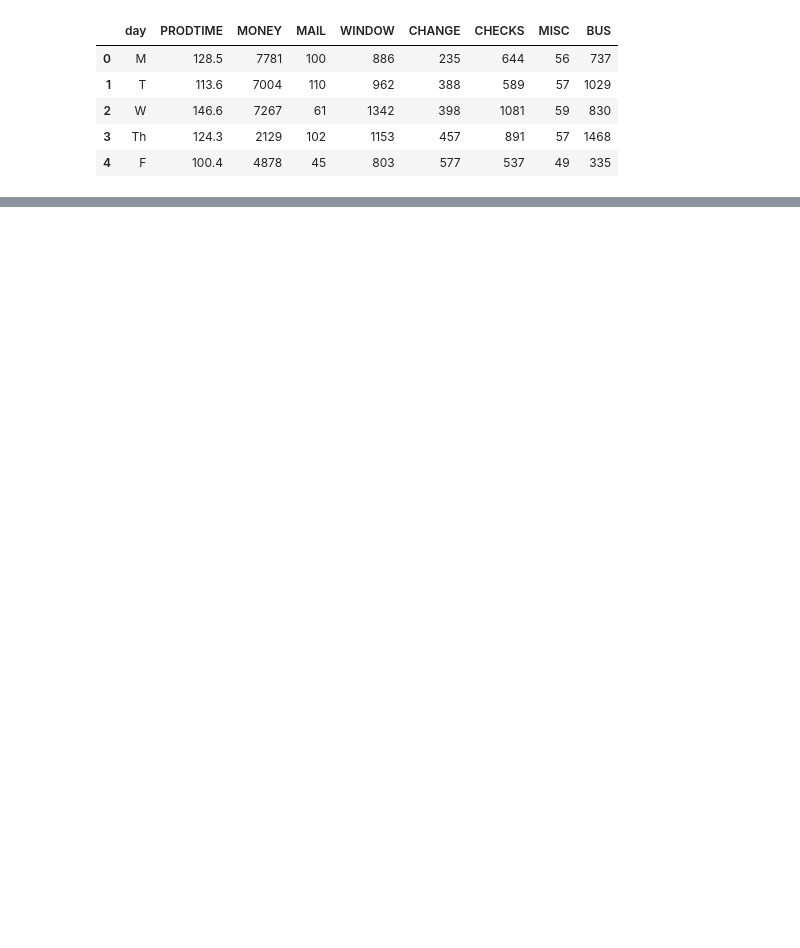
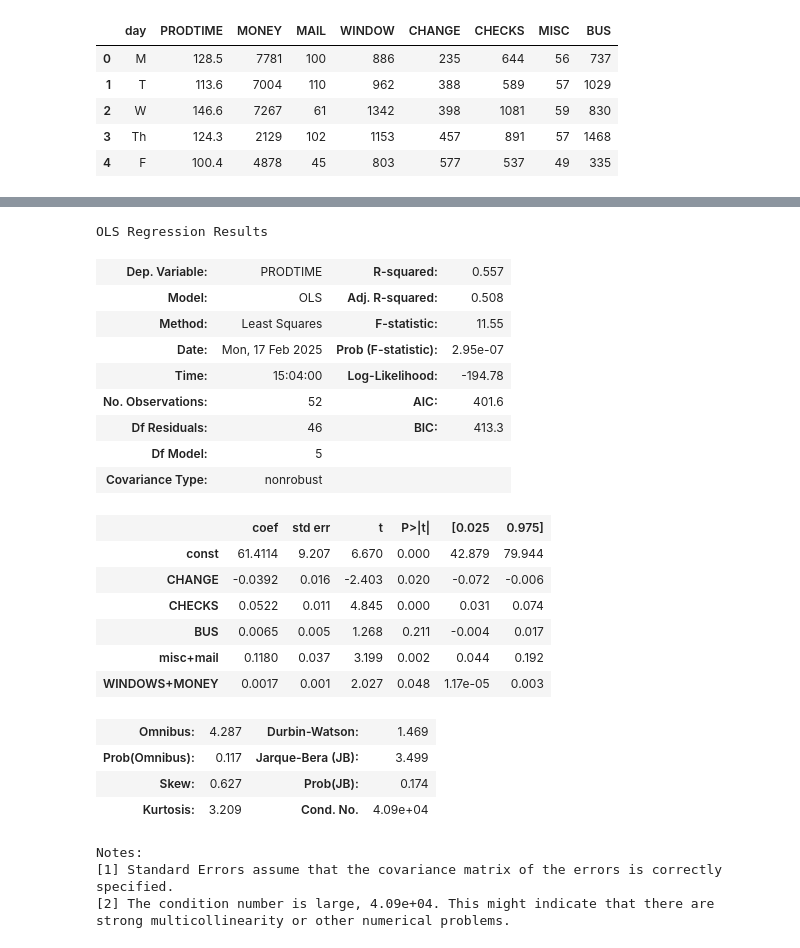
Before and after one commit to mlukoms0/DTSC2301_HW, a Jupyter notebook: PROJECT1.ipynb, the cells around one changed output, grey strips where cells are left out. Drawn from its saved outputs; the diff is of its cells as text; code cells hidden in the pictures; blank space fills up the shorter version.

```diff
--- a/PROJECT1.ipynb
+++ b/PROJECT1.ipynb
@@ -50,0 +173,30 @@ ValueError: Must pass 2-d input. shape=()
+# %%
+Xvifrem = sm.add_constant(Xvifrem)
+model2 = sm.OLS(Y,Xvifrem).fit()
+model2.summary()
+# %% [output]
+OLS Regression Results
+| Dep. Variable: | PRODTIME | R-squared: | 0.557 |
+| Model: | OLS | Adj. R-squared: | 0.508 |
+| Method: | Least Squares | F-statistic: | 11.55 |
+| Date: | Mon, 17 Feb 2025 | Prob (F-statistic): | 2.95e-07 |
+| Time: | 15:04:00 | Log-Likelihood: | -194.78 |
+| No. Observations: | 52 | AIC: | 401.6 |
+| Df Residuals: | 46 | BIC: | 413.3 |
+| Df Model: | 5 |  |  |
+| Covariance Type: | nonrobust |  |  |
+|  | coef | std err | t | P>|t| | [0.025 | 0.975] |
+| const | 61.4114 | 9.207 | 6.670 | 0.000 | 42.879 | 79.944 |
+| CHANGE | -0.0392 | 0.016 | -2.403 | 0.020 | -0.072 | -0.006 |
+| CHECKS | 0.0522 | 0.011 | 4.845 | 0.000 | 0.031 | 0.074 |
+| BUS | 0.0065 | 0.005 | 1.268 | 0.211 | -0.004 | 0.017 |
+| misc+mail | 0.1180 | 0.037 | 3.199 | 0.002 | 0.044 | 0.192 |
+| WINDOWS+MONEY | 0.0017 | 0.001 | 2.027 | 0.048 | 1.17e-05 | 0.003 |
+| Omnibus: | 4.287 | Durbin-Watson: | 1.469 |
+| Prob(Omnibus): | 0.117 | Jarque-Bera (JB): | 3.499 |
+| Skew: | 0.627 | Prob(JB): | 0.174 |
+| Kurtosis: | 3.209 | Cond. No. | 4.09e+04 |
+Notes:
+[1] Standard Errors assume that the covariance matrix of the errors is correctly specified.
+[2] The condition number is large, 4.09e+04. This might indicate that there are
+strong multicollinearity or other numerical problems.
```
Also changed, not shown: parts of 11 cells of this notebook.
